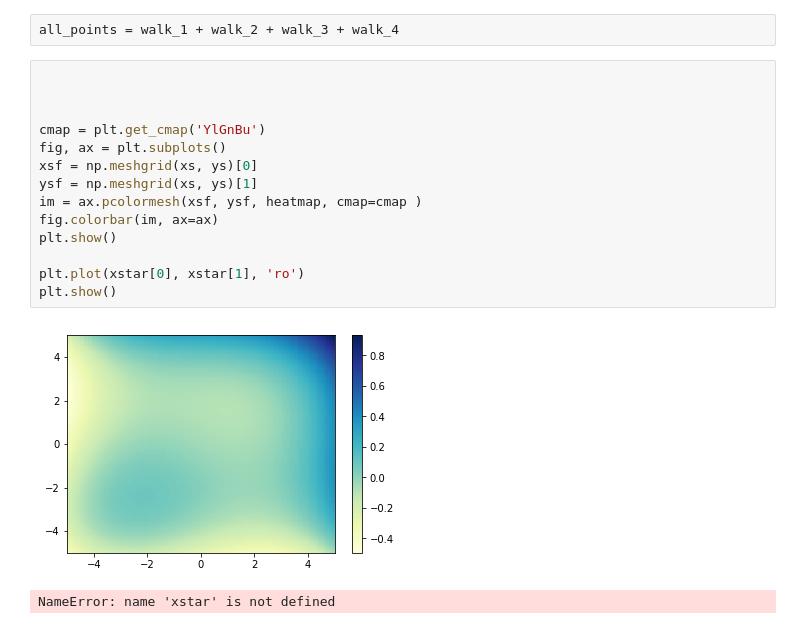
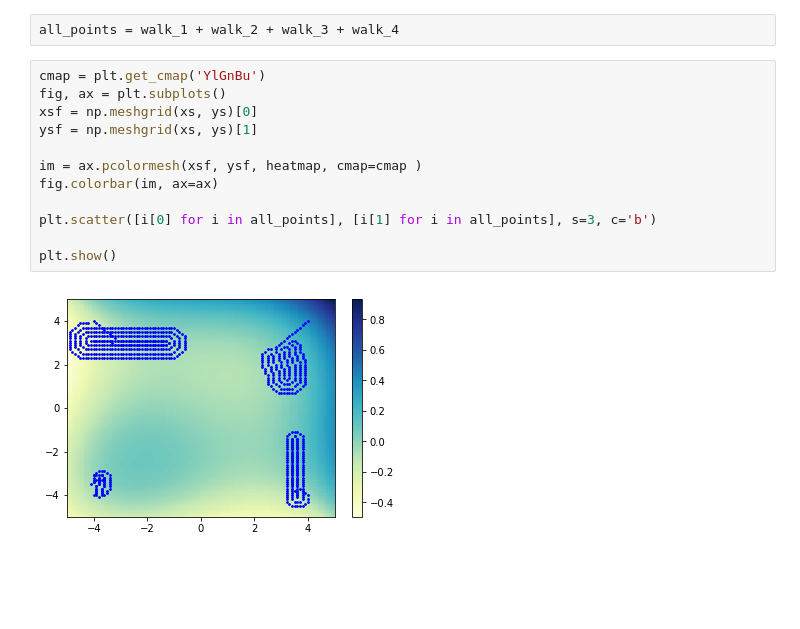
Before and after one commit to DieterJoubert/cse_190_NA4AI, a Jupyter notebook: assignment_3.ipynb, the cells around one changed output. Drawn from its saved outputs; the diff is of its cells as text; blank space fills up the shorter version.

```diff
--- a/assignment_3.ipynb
+++ b/assignment_3.ipynb
@@ -147,19 +147,16 @@ walk_4[-1]
 # %%
 all_points = walk_1 + walk_2 + walk_3 + walk_4
 # %%
-
-
-
 cmap = plt.get_cmap('YlGnBu')
 fig, ax = plt.subplots()
 xsf = np.meshgrid(xs, ys)[0]
 ysf = np.meshgrid(xs, ys)[1]
+
 im = ax.pcolormesh(xsf, ysf, heatmap, cmap=cmap )
 fig.colorbar(im, ax=ax)
+
+plt.scatter([i[0] for i in all_points], [i[1] for i in all_points], s=3, c='b')
+
 plt.show()
-
-plt.plot(xstar[0], xstar[1], 'ro')
-plt.show()
 # %% [output]
-[figure, old version]
+[figure, new version]
-NameError: name 'xstar' is not defined
```
